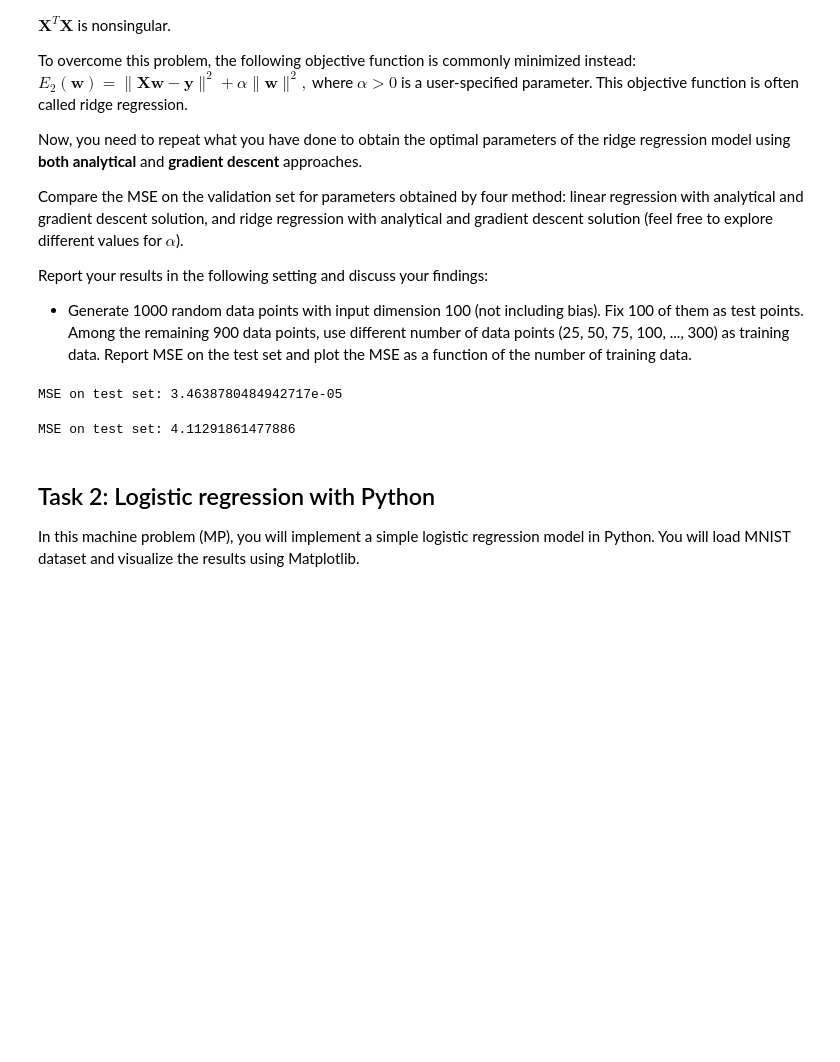
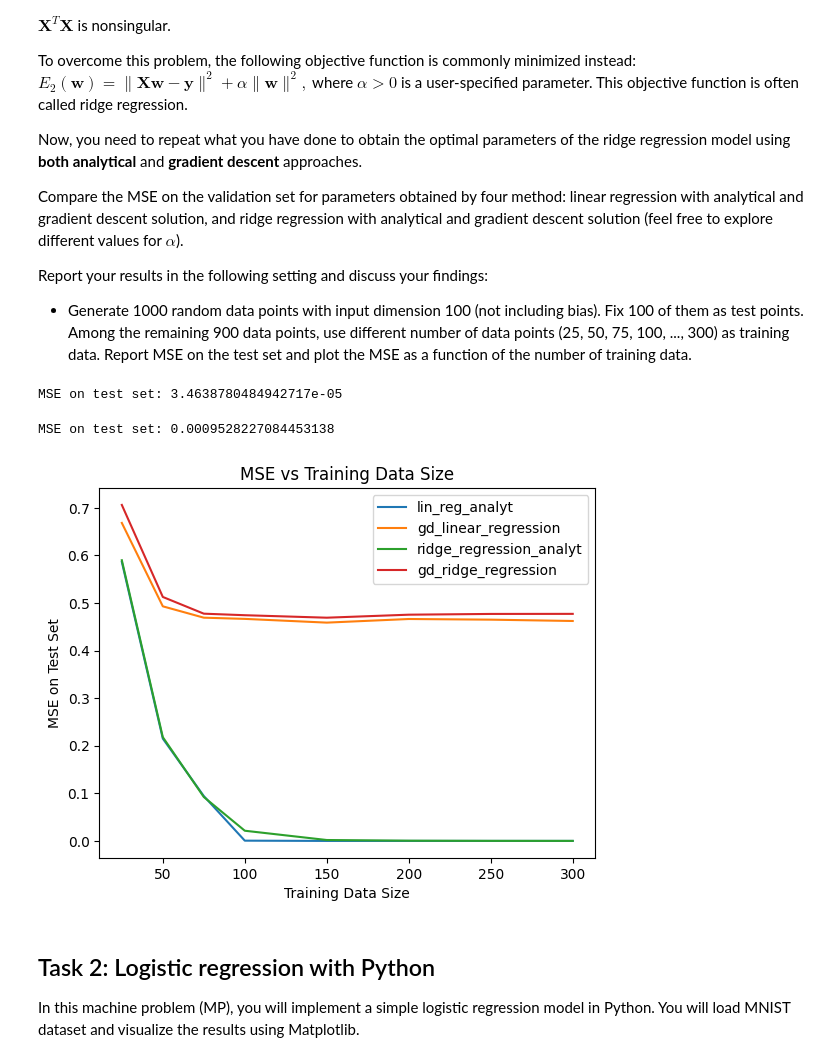
Before and after one commit to kanav9063/Deep-Learning, a Jupyter notebook: LinReg_and_Logistic_Regression_Drive.ipynb, the cells around one changed output. Drawn from its saved outputs; the diff is of its cells as text; code cells hidden in the pictures; blank space fills up the shorter version.

```diff
--- a/LinReg_and_Logistic_Regression_Drive.ipynb
+++ b/LinReg_and_Logistic_Regression_Drive.ipynb
@@ -330,8 +330,8 @@ def gd_linear_regression(X, y, num_step, lr):
     #############################################
     return parameters
 
-num_step = 1000
-lr = 1e-3
+num_step = 10000
+lr = 1e-2
 parameters_gd = gd_linear_regression(data_train, y_train, num_step, lr)
 print(parameters_gd)
 # %% [output]
@@ -435,10 +435,10 @@ def gd_ridge_regression(X, y, alpha, num_step, lr):
     return parameters
 # %%
 # Modify the following code to create data and perform gradient descent to solve the ridge regression problem.
-alpha = 0.05
+alpha = 0.01
 
-num_step = 100000
-lr = 1e-6
+num_step = 10000
+lr = 1e-2
 
 
 W_optim = gd_ridge_regression(data_train, y_train, alpha, num_step, lr)
@@ -448,7 +448,71 @@ y_test_pred = np.matmul(data_test, W_optim)
 mse = np.mean((y_test - y_test_pred) ** 2)
 print(f"MSE on test set: {mse}")
 # %% [output]
-MSE on test set: 4.11291861477886
+MSE on test set: 0.0009528227084453138
+# %%
+num_example = 1000
+input_dim = 100
+data, gt_y = generate_data(num_example, input_dim)
+
+# Fix 100 of them as test points
+train_perc = 0.9
+data_train, y_train, data_test, y_test = train_test_split(data, gt_y, train_perc)
+
+# Define different training set sizes
+train_sizes = [25, 50, 75, 100, 150, 200, 250, 300]
+mse_results = {
+    "lin_reg_analyt": [],
+    "gd_linear_regression": [],
+    "ridge_regression_analyt": [],
+    "gd_ridge_regression": []
+}
+
+alpha = 0.05  # Regularization parameter
+num_step = 1000
+lr = 1e-3
+
+# Loop through each training size
+for size in train_sizes:
+    # Use a subset of the training data
+    data_subset = data_train[:size]
+    y_subset = y_train[:size]
+
+    # Linear Regression Analytical
+    W_optim_analyt = lin_reg_analyt(data_subset, y_subset)
+    y_test_pred = np.matmul(data_test, W_optim_analyt)
+    mse_analyt = np.mean((y_test - y_test_pred) ** 2)
+    mse_results["lin_reg_analyt"].append(mse_analyt)
+
+    # Linear Regression GD
+    W_optim_gd = gd_linear_regression(data_subset, y_subset, num_step, lr)
+    y_test_pred_gd = np.matmul(data_test, W_optim_gd)
+    mse_gd = np.mean((y_test - y_test_pred_gd) ** 2)
+    mse_results["gd_linear_regression"].append(mse_gd)
+
+    # Ridge Regression Analytical
+    W_optim_ridge_analyt = ridge_regression_analyt(data_subset, y_subset, alpha)
+    y_test_pred_ridge_analyt = np.matmul(data_test, W_optim_ridge_analyt)
+    mse_ridge_analyt = np.mean((y_test - y_test_pred_ridge_analyt) ** 2)
+    mse_results["ridge_regression_analyt"].append(mse_ridge_analyt)
+
+    # Ridge Regression GD
+    W_optim_ridge_gd = gd_ridge_regression(data_subset, y_subset, alpha, num_step, lr)
+    y_test_pred_ridge_gd = np.matmul(data_test, W_optim_ridge_gd)
+    mse_ridge_gd = np.mean((y_test - y_test_pred_ridge_gd) ** 2)
+    mse_results["gd_ridge_regression"].append(mse_ridge_gd)
+
+# Plot MSE for different training set sizes
+plt.figure()
+for key in mse_results:
+    plt.plot(train_sizes, mse_results[key], label=key)
+
+plt.xlabel('Training Data Size')
+plt.ylabel('MSE on Test Set')
+plt.title('MSE vs Training Data Size')
+plt.legend()
+plt.show()
+# %% [output]
+[figure, added]
 # %% [markdown]
 ## Task 2: Logistic regression with Python
 
```
Also changed, not shown: parts of 3 cells of this notebook.
